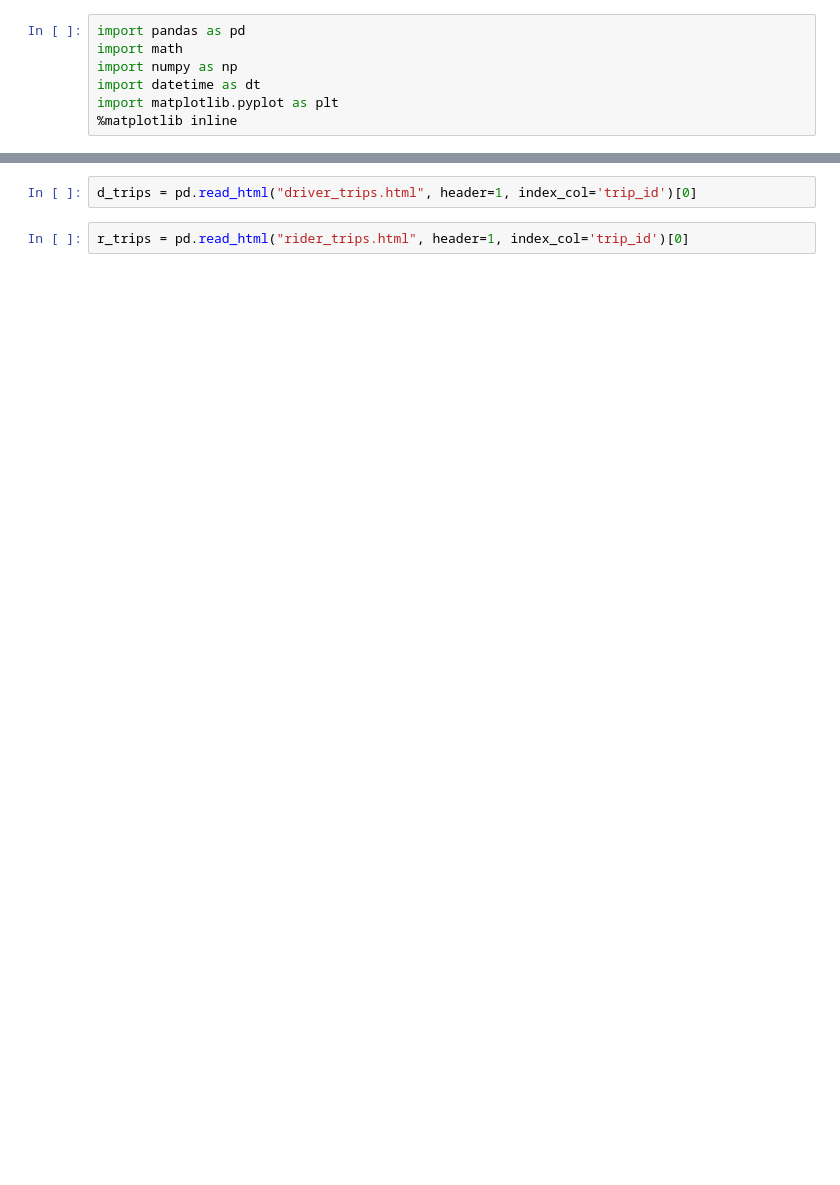
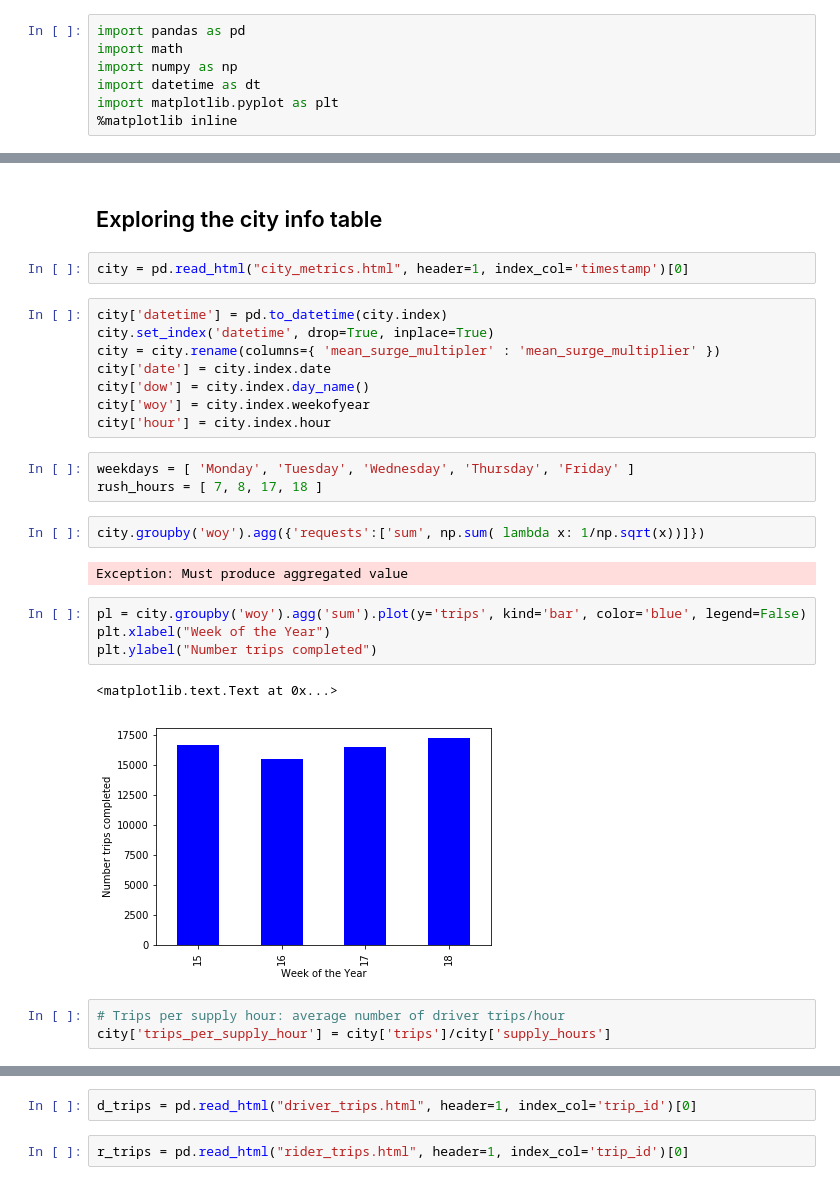
Before and after one commit to darthursteele/cityx, a Jupyter notebook: City X Marketplace Diagnostic Analysis.ipynb, the cells around one changed output, grey strips where cells are left out. Cells and saved outputs as stored; diff of their text form; blank space fills up the shorter version.

```diff
--- a/City X Marketplace Diagnostic Analysis.ipynb
+++ b/City X Marketplace Diagnostic Analysis.ipynb
@@ -53,0 +70,29 @@ import matplotlib.pyplot as plt
+# %% [markdown]
+## Exploring the city info table
+# %%
+city = pd.read_html("city_metrics.html", header=1, index_col='timestamp')[0]
+# %%
+city['datetime'] = pd.to_datetime(city.index)
+city.set_index('datetime', drop=True, inplace=True)
+city = city.rename(columns={ 'mean_surge_multipler' : 'mean_surge_multiplier' })
+city['date'] = city.index.date
+city['dow'] = city.index.day_name()
+city['woy'] = city.index.weekofyear
+city['hour'] = city.index.hour
+# %%
+weekdays = [ 'Monday', 'Tuesday', 'Wednesday', 'Thursday', 'Friday' ]
+rush_hours = [ 7, 8, 17, 18 ]
+# %%
+city.groupby('woy').agg({'requests':['sum', np.sum( lambda x: 1/np.sqrt(x))]})
+# %% [output]
+Exception: Must produce aggregated value
+# %%
+pl = city.groupby('woy').agg('sum').plot(y='trips', kind='bar', color='blue', legend=False)
+plt.xlabel("Week of the Year")
+plt.ylabel("Number trips completed")
+# %% [output]
+<matplotlib.text.Text at 0x...>
+[figure, added]
+# %%
+# Trips per supply hour: average number of driver trips/hour
+city['trips_per_supply_hour'] = city['trips']/city['supply_hours']
```
Also changed, not shown: parts of 124 cells of this notebook, 1 other file.
